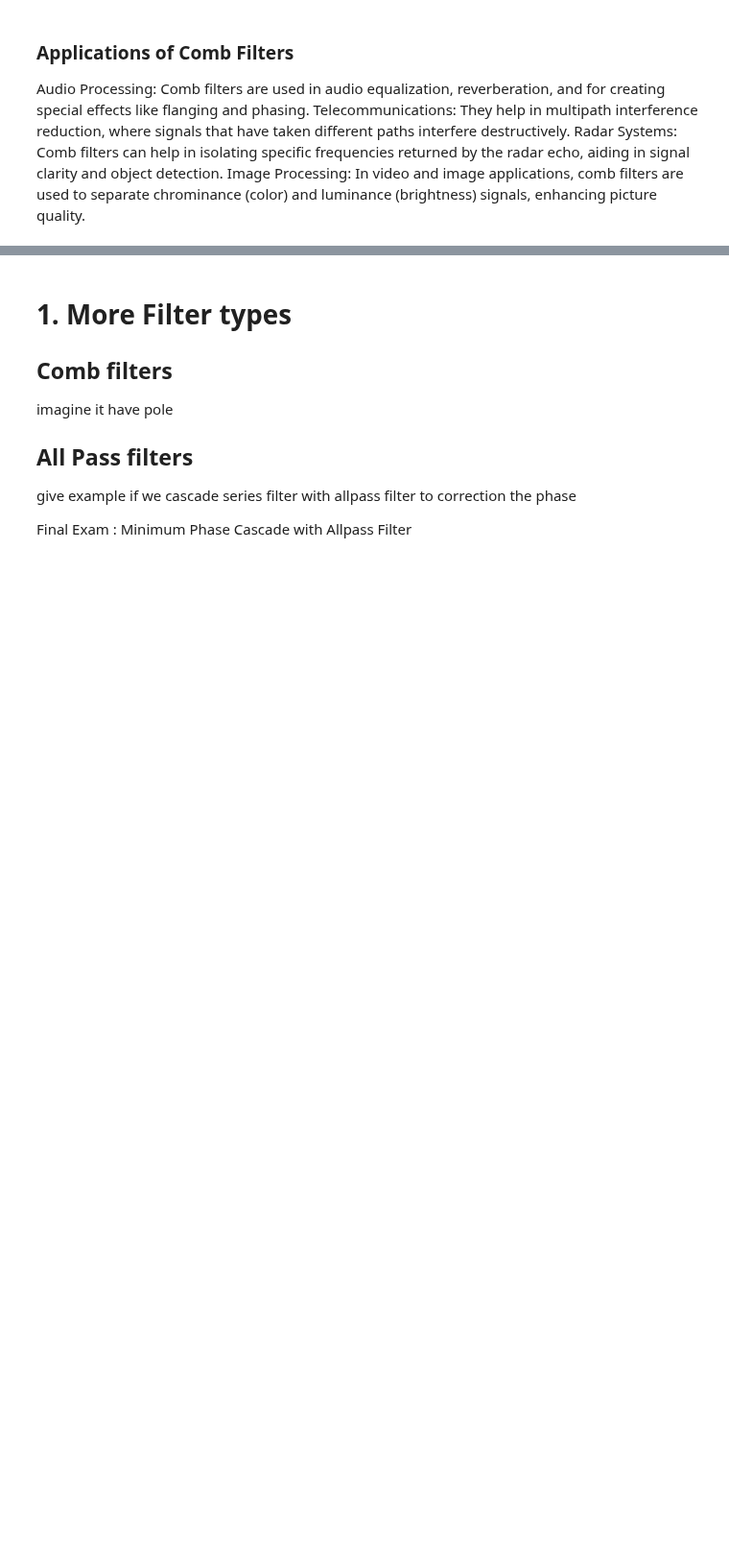
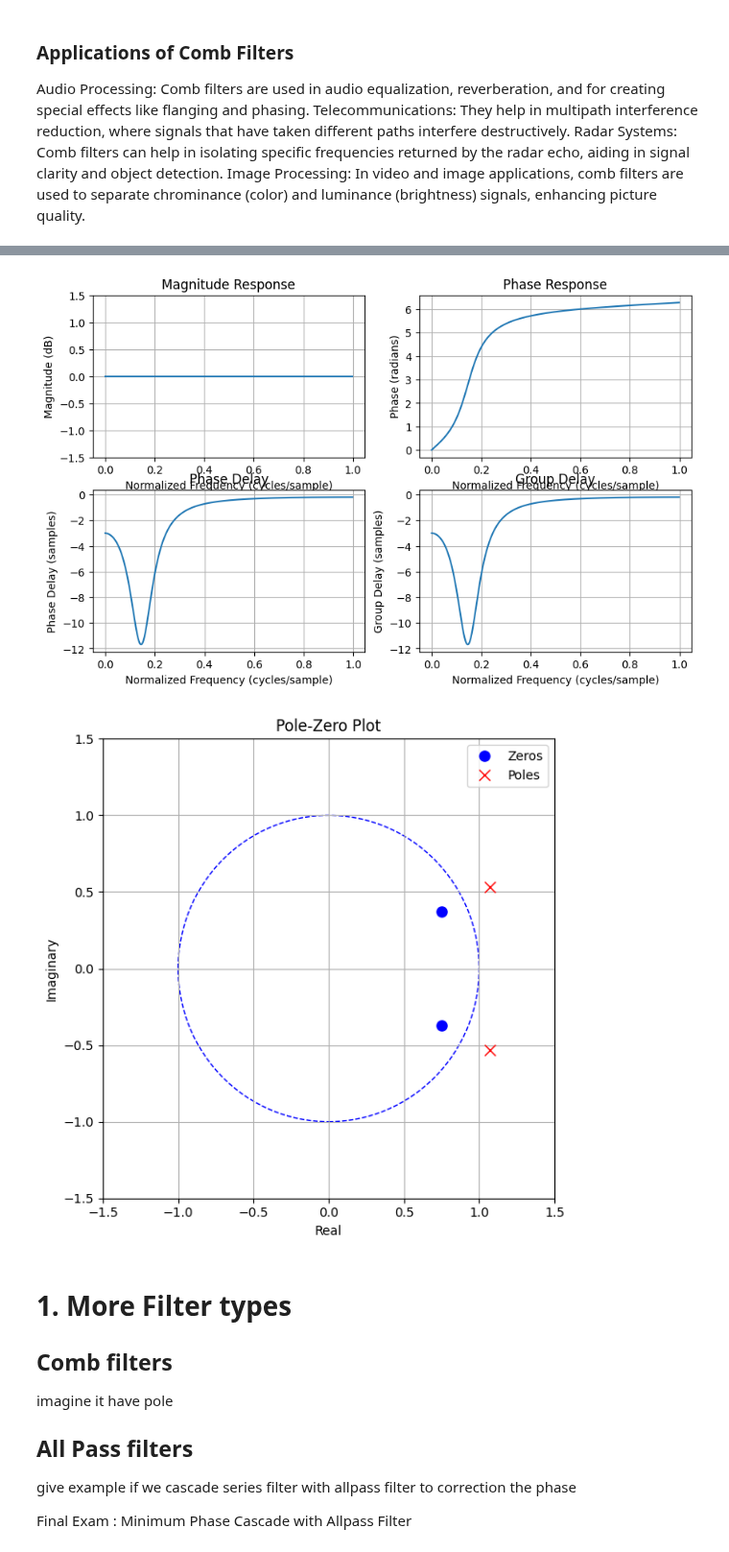
Before and after one commit to zharfanw/zhongshan_dsp_python, a Jupyter notebook: 12_FilterTypesAndStructures.ipynb, the cells around one changed output, grey strips where cells are left out. Shown at 96% size. Saved outputs shown, nothing was run; the diff lists cells and outputs as text; code cells hidden in the pictures; blank space fills up the shorter version.

```diff
--- a/12_FilterTypesAndStructures.ipynb
+++ b/12_FilterTypesAndStructures.ipynb
@@ -85,0 +94,78 @@ imagine it have pole
+# %%
+import numpy as np
+from scipy import signal
+import matplotlib.pyplot as plt
+
+# Example all-pass filter coefficients
+b = [1, -1.5, 0.7]  # Numerator coefficients
+a = [0.7, -1.5, 1]  # Denominator coefficients
+
+# Calculate the zeros and poles
+zeros = np.roots(b)
+poles = np.roots(a)
+
+# Frequency response
+w, h = signal.freqz(b, a)
+
+# Phase response
+phase = np.unwrap(np.angle(h))
+# Phase delay
+phase_delay = -np.diff(phase)/np.diff(w)
+# Group delay
+group_delay = signal.group_delay((b, a))[1]
+
+# Plot the magnitude response
+plt.figure(figsize=(10, 6))
+plt.subplot(2, 2, 1)
+plt.title('Magnitude Response')
+plt.plot(w / np.pi, 20 * np.log10(abs(h)))
+plt.xlabel('Normalized Frequency (cycles/sample)')
+plt.ylabel('Magnitude (dB)')
+plt.ylim(-1.5, 1.5)
+plt.grid(True)
+
+# Plot the phase response
+plt.subplot(2, 2, 2)
+plt.title('Phase Response')
+plt.plot(w / np.pi, phase)
+plt.xlabel('Normalized Frequency (cycles/sample)')
+plt.ylabel('Phase (radians)')
+plt.grid(True)
+
+# Plot the phase delay
+plt.subplot(2, 2, 3)
+plt.title('Phase Delay')
+plt.plot(w[:-1] / np.pi, phase_delay)
+plt.xlabel('Normalized Frequency (cycles/sample)')
+plt.ylabel('Phase Delay (samples)')
+plt.grid(True)
+
+# Plot the group delay
+plt.subplot(2, 2, 4)
+plt.title('Group Delay')
+plt.plot(w / np.pi, group_delay)
+plt.xlabel('Normalized Frequency (cycles/sample)')
+plt.ylabel('Group Delay (samples)')
+plt.grid(True)
+
+# Plot the poles and zeros
+plt.figure(figsize=(6, 6))
+plt.title('Pole-Zero Plot')
+plt.plot(np.real(zeros), np.imag(zeros), 'bo', markersize=8, label='Zeros')
+plt.plot(np.real(poles), np.imag(poles), 'rx', markersize=8, label='Poles')
+circle = plt.Circle((0, 0), 1, color='blue', fill=False, linestyle='--')
+plt.gca().add_artist(circle)
+plt.xlim(-1.5, 1.5)
+plt.ylim(-1.5, 1.5)
+plt.xlabel('Real')
+plt.ylabel('Imaginary')
+plt.grid(True)
+plt.legend()
+plt.tight_layout()
+
+# Print pole and zero locations
+print("Zeros:", zeros)
+print("Poles:", poles)
+
+plt.show()
+# %% [output]
@@ -86,3 +174,5 @@ imagine it have pole
+[figure, added]
+[figure, added]
 # %% [markdown]
 # 1. More Filter types
 ## Comb filters
```
Also changed, not shown: parts of 3 cells of this notebook.
